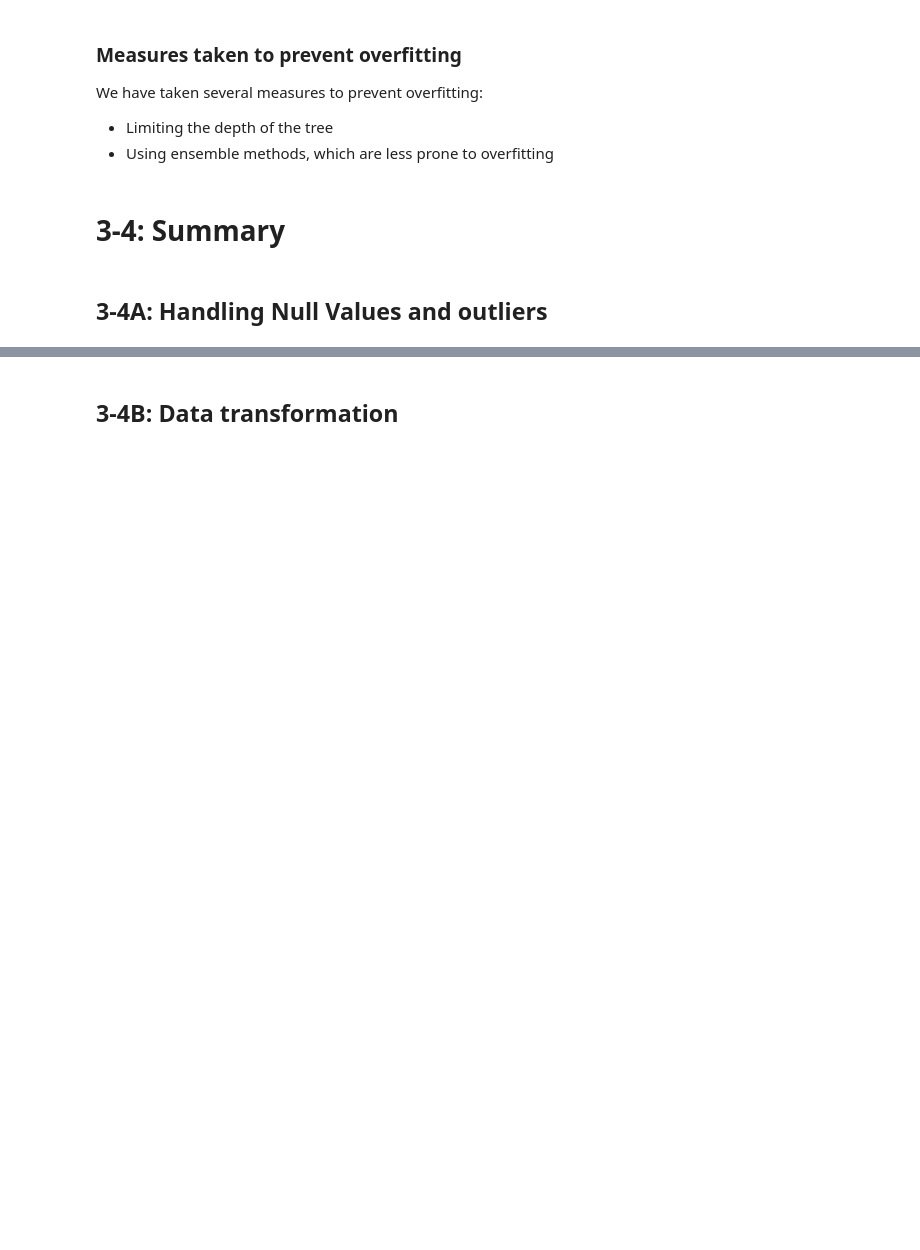
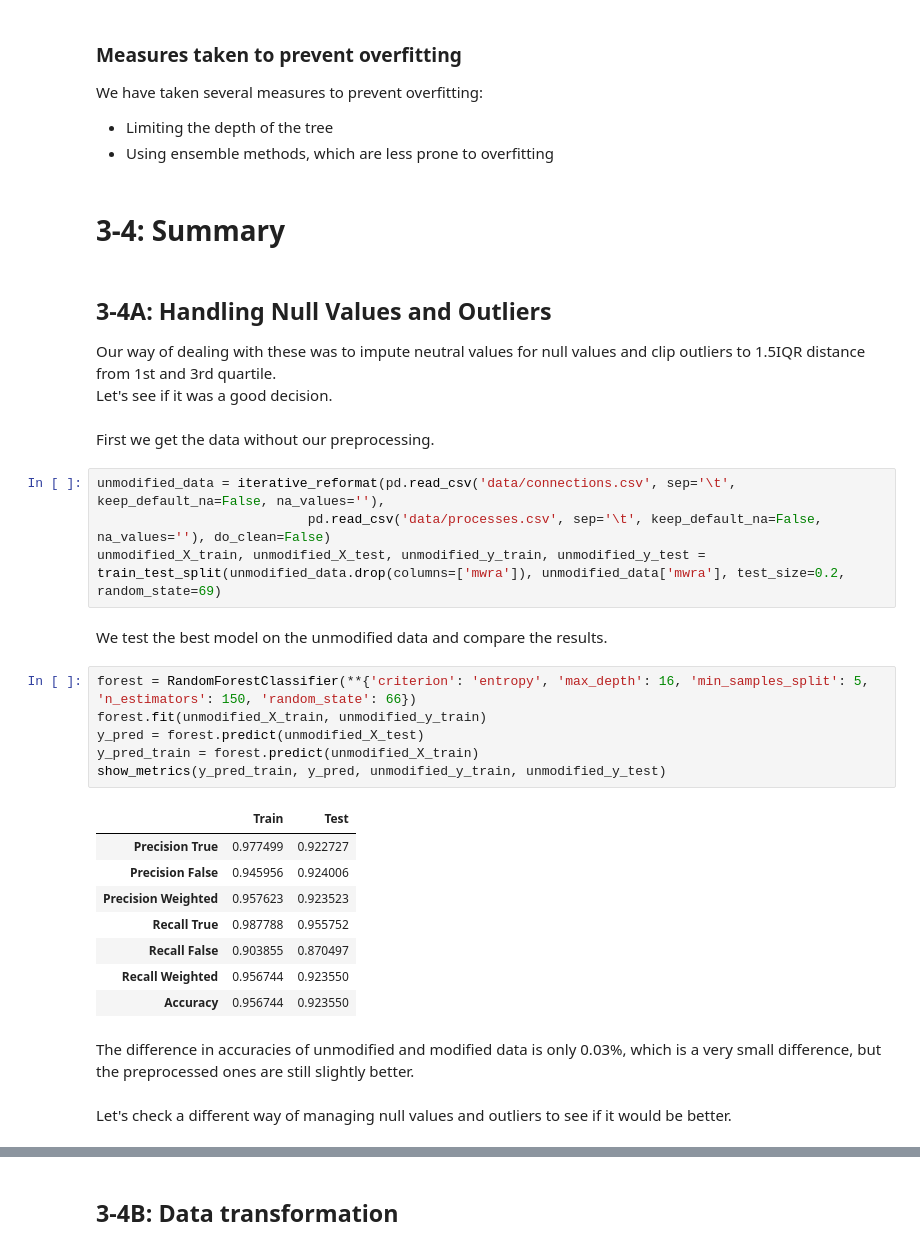
Before and after one commit to MartinH2k3/IAUProject, a Jupyter notebook: Phase3M.ipynb, the cells around one changed output, grey strips where cells are left out. Cells and saved outputs as stored; diff of their text form; blank space fills up the shorter version.

```diff
--- a/Phase3M.ipynb
+++ b/Phase3M.ipynb
@@ -971,4 +988,33 @@ We have taken several measures to prevent overfitting:
 # %% [markdown]
 # 3-4: Summary
 # %% [markdown]
-## 3-4A: Handling Null Values and outliers
+## 3-4A: Handling Null Values and Outliers
+Our way of dealing with these was to impute neutral values for null values and clip outliers to 1.5IQR distance from 1st and 3rd quartile.
+Let's see if it was a good decision.
+# %% [markdown]
+First we get the data without our preprocessing.
+# %%
+unmodified_data = iterative_reformat(pd.read_csv('data/connections.csv', sep='\t', keep_default_na=False, na_values=''),
+                           pd.read_csv('data/processes.csv', sep='\t', keep_default_na=False, na_values=''), do_clean=False)
+unmodified_X_train, unmodified_X_test, unmodified_y_train, unmodified_y_test = train_test_split(unmodified_data.drop(columns=['mwra']), unmodified_data['mwra'], test_size=0.2, random_state=69)
+# %% [markdown]
+We test the best model on the unmodified data and compare the results.
+# %%
+forest = RandomForestClassifier(**{'criterion': 'entropy', 'max_depth': 16, 'min_samples_split': 5, 'n_estimators': 150, 'random_state': 66})
+forest.fit(unmodified_X_train, unmodified_y_train)
+y_pred = forest.predict(unmodified_X_test)
+y_pred_train = forest.predict(unmodified_X_train)
+show_metrics(y_pred_train, y_pred, unmodified_y_train, unmodified_y_test)
+# %% [output]
+|  | Train | Test |
+| Precision True | 0.977499 | 0.922727 |
+| Precision False | 0.945956 | 0.924006 |
+| Precision Weighted | 0.957623 | 0.923523 |
+| Recall True | 0.987788 | 0.955752 |
+| Recall False | 0.903855 | 0.870497 |
+| Recall Weighted | 0.956744 | 0.923550 |
+| Accuracy | 0.956744 | 0.923550 |
+# %% [markdown]
+The difference in accuracies of unmodified and modified data is only 0.03%, which is a very small difference, but the preprocessed ones are still slightly better.
+# %% [markdown]
+Let's check a different way of managing null values and outliers to see if it would be better.
```
Also changed, not shown: parts of 28 cells of this notebook.
